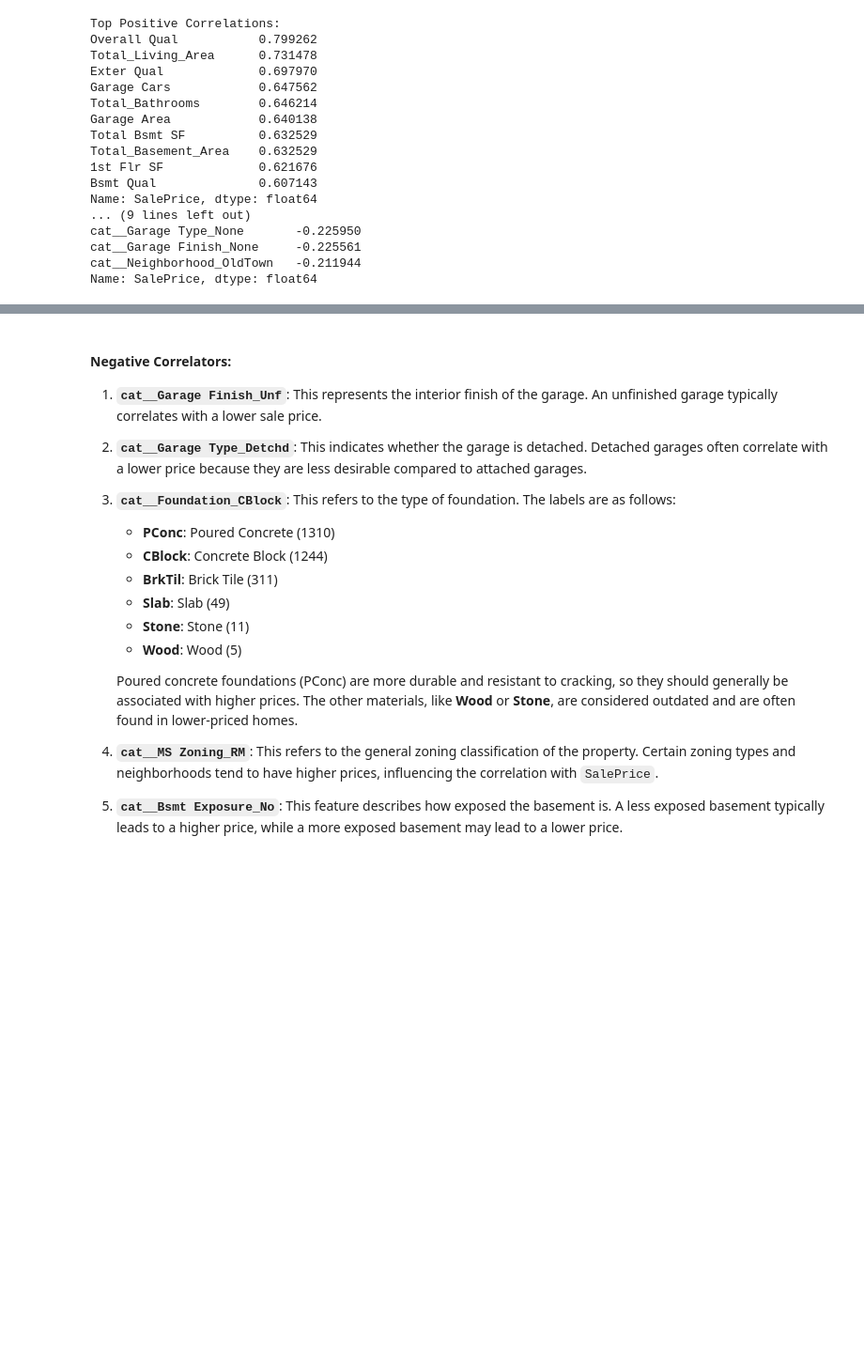
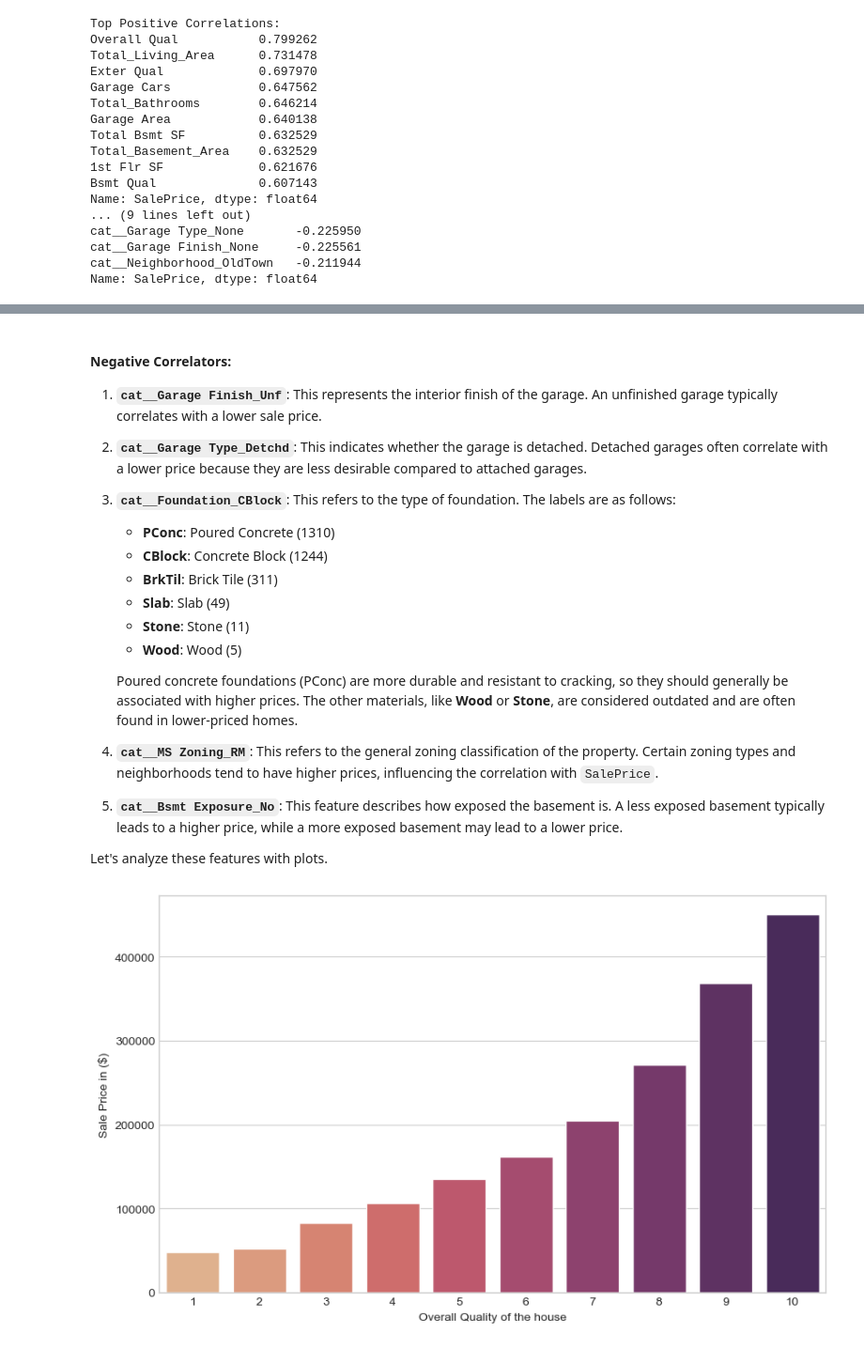
Before and after one commit to Sandeep20013/AI-Learning-Tracking, a Jupyter notebook: Projects/Ames Housing Prediction/Ames Housing Price Prediction - Visualization and Feature Engineering.ipynb, the cells around one changed output, grey strips where cells are left out. Shown: that part at 94% size. Drawn from its saved outputs; the diff is of its cells as text; code cells hidden in the pictures; blank space fills up the shorter version.

```diff
--- a/Projects/Ames Housing Prediction/Ames Housing Price Prediction - Visualization and Feature Engineering.ipynb
+++ b/Projects/Ames Housing Prediction/Ames Housing Price Prediction - Visualization and Feature Engineering.ipynb
@@ -231,3 +214,12 @@ From this analysis, we can identify the columns' correlation with `SalePrice`:
     Poured concrete foundations (PConc) are more durable and resistant to cracking, so they should generally be associated with higher prices. The other materials, like **Wood** or **Stone**, are considered outdated and are often found in lower-priced homes.
 4. **`cat__MS Zoning_RM`**: This refers to the general zoning classification of the property. Certain zoning types and neighborhoods tend to have higher prices, influencing the correlation with `SalePrice`.
 5. **`cat__Bsmt Exposure_No`**: This feature describes how exposed the basement is. A less exposed basement typically leads to a higher price, while a more exposed basement may lead to a lower price.
+
+Let's analyze these features with plots.
+# %%
+plt.figure(figsize = (10, 6))
+plt.xlabel("Overall Quality of the house")
+plt.ylabel("Sale Price in ($)")
+sns.barplot(data = df, x = 'Overall Qual', y = 'SalePrice', palette='flare', hue='Overall Qual', errorbar = None, legend= False);
+# %% [output]
+[figure, added]
```
Also changed, not shown: parts of 12 cells of this notebook.
